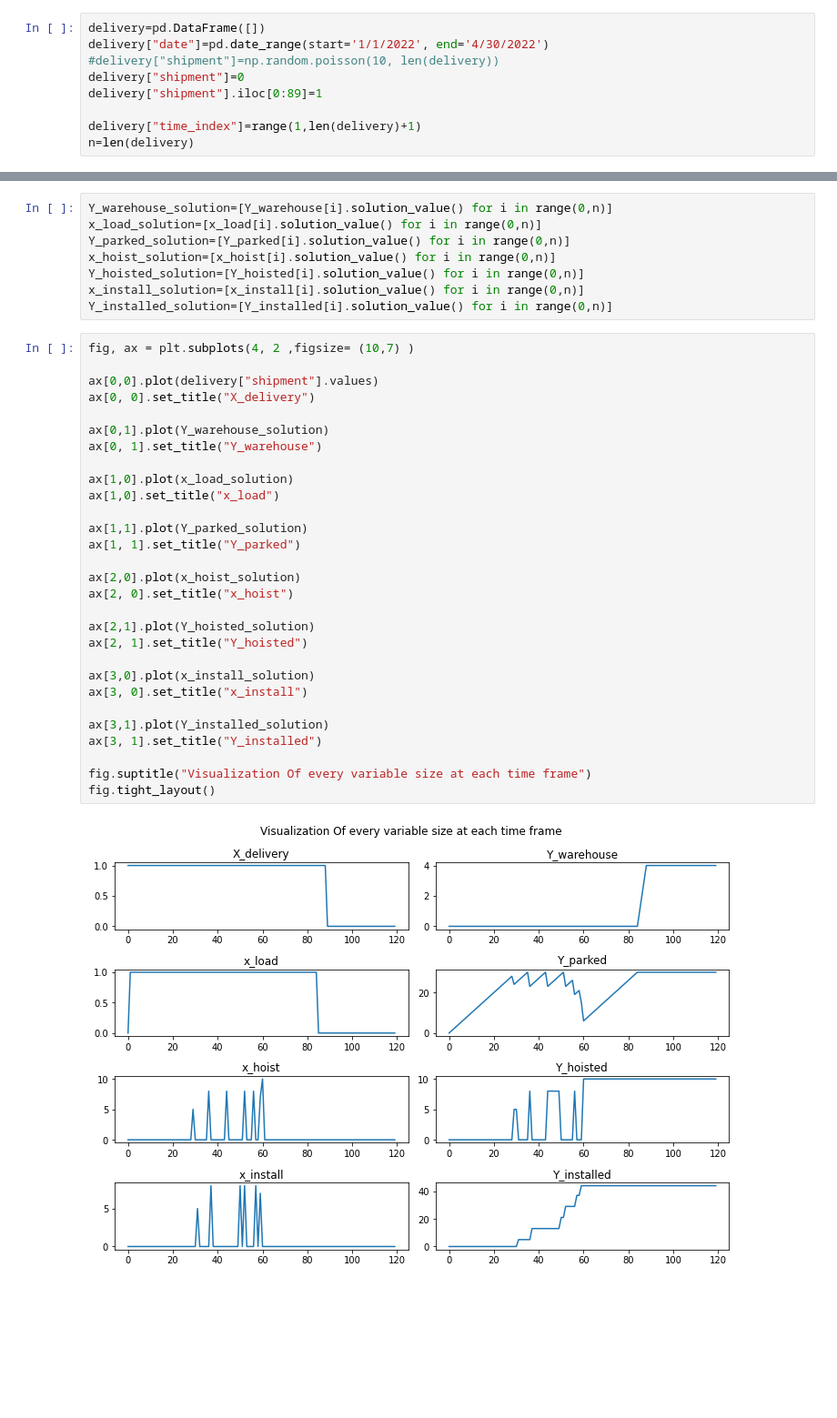
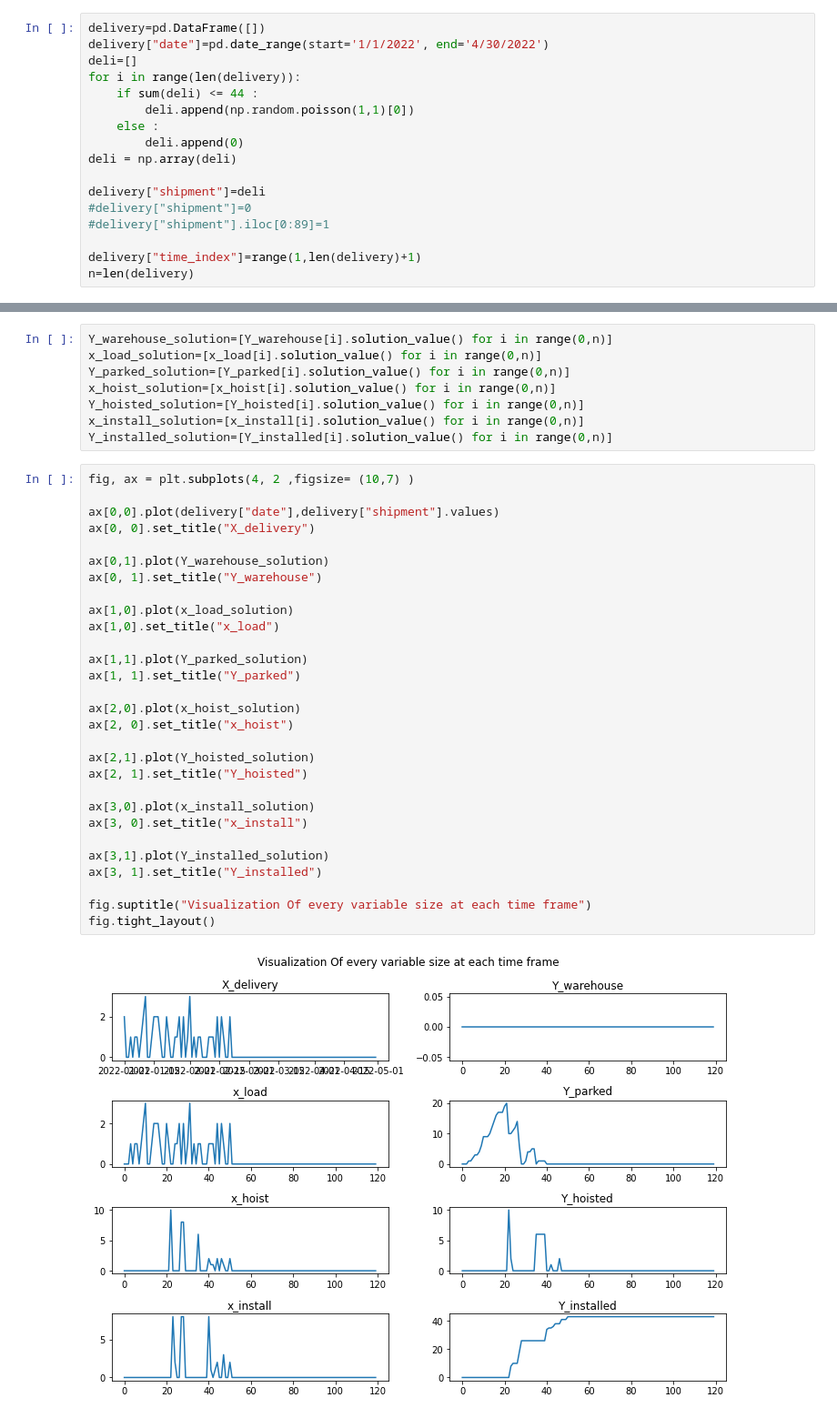
Before and after one commit to aligorjis/pbu, a Jupyter notebook: 1.ipynb, the cells around one changed output, grey strips where cells are left out. Shown: that part at 91% size. Cells and saved outputs as stored; diff of their text form; blank space fills up the shorter version.

Commit message:
date crowded

```diff
--- a/1.ipynb
+++ b/1.ipynb
@@ -28,9 +28,17 @@ solver = pywraplp.Solver.CreateSolver('SCIP')
 # %%
 delivery=pd.DataFrame([])
 delivery["date"]=pd.date_range(start='1/1/2022', end='4/30/2022')
-#delivery["shipment"]=np.random.poisson(10, len(delivery))
-delivery["shipment"]=0
-delivery["shipment"].iloc[0:89]=1
+deli=[]
+for i in range(len(delivery)):
+    if sum(deli) <= 44 :
+        deli.append(np.random.poisson(1,1)[0])
+    else :
+        deli.append(0)
+deli = np.array(deli)
+
+delivery["shipment"]=deli
+#delivery["shipment"]=0
+#delivery["shipment"].iloc[0:89]=1
 
 delivery["time_index"]=range(1,len(delivery)+1)
 n=len(delivery)
@@ -192,31 +214,31 @@ Y_installed_solution=[Y_installed[i].solution_value() for i in range(0,n)]
 # %%
 fig, ax = plt.subplots(4, 2 ,figsize= (10,7) )
 
-ax[0,0].plot(delivery["shipment"].values)
+ax[0,0].plot(delivery["date"],delivery["shipment"].values)
 ax[0, 0].set_title("X_delivery")
 
 ax[0,1].plot(Y_warehouse_solution)
 ax[0, 1].set_title("Y_warehouse")
 
 ax[1,0].plot(x_load_solution)
 ax[1,0].set_title("x_load")
 
 ax[1,1].plot(Y_parked_solution)
 ax[1, 1].set_title("Y_parked")
 
 ax[2,0].plot(x_hoist_solution)
 ax[2, 0].set_title("x_hoist")
 
 ax[2,1].plot(Y_hoisted_solution)
 ax[2, 1].set_title("Y_hoisted")
 
 ax[3,0].plot(x_install_solution)
 ax[3, 0].set_title("x_install")
 
 ax[3,1].plot(Y_installed_solution)
 ax[3, 1].set_title("Y_installed")
 
 fig.suptitle("Visualization Of every variable size at each time frame")
 fig.tight_layout()
 # %% [output]
-[figure, old version]
+[figure, new version]
```
Also changed, not shown: parts of 5 cells of this notebook.
